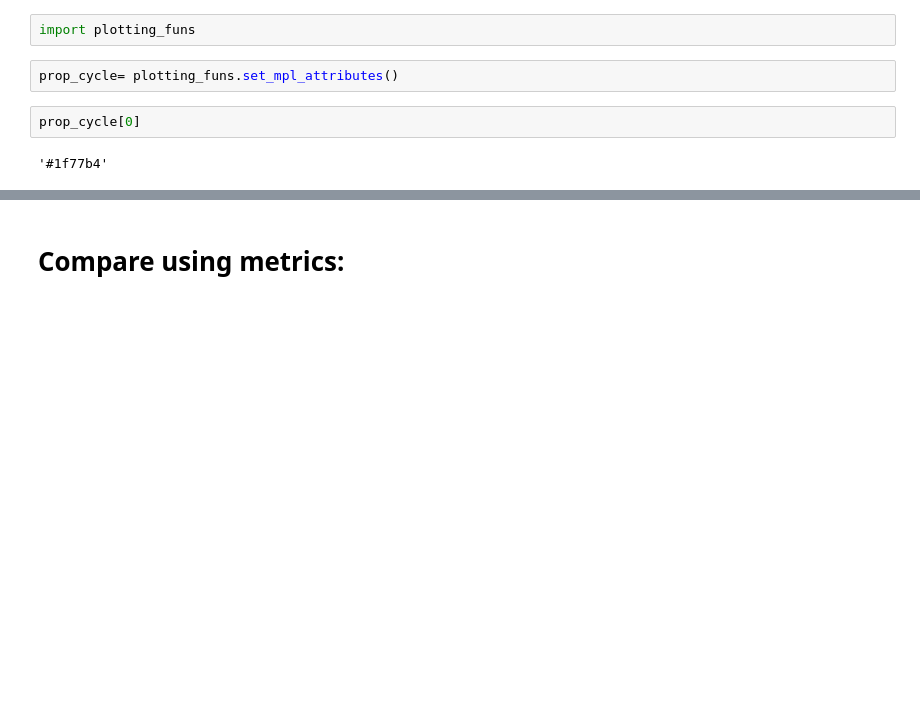
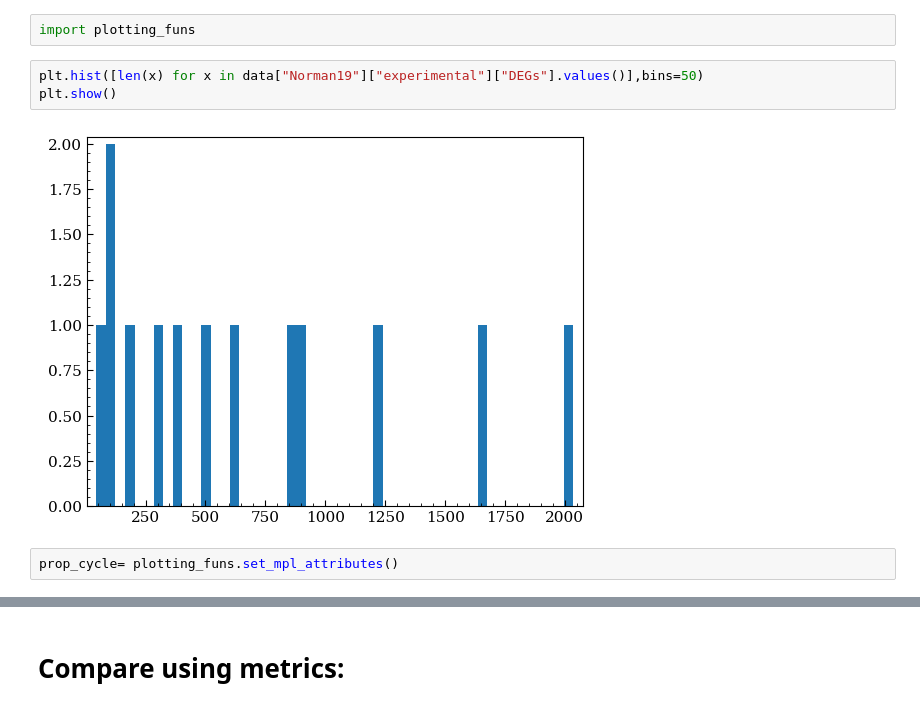
Before and after one commit to GeorgSommerer/bsc_thesis_pGRiNS, a Jupyter notebook: Analysis/eval_synth_data.ipynb, the cells around one changed output, grey strips where cells are left out. Drawn from its saved outputs; the diff is of its cells as text; blank space fills up the shorter version.

```diff
--- a/Analysis/eval_synth_data.ipynb
+++ b/Analysis/eval_synth_data.ipynb
@@ -96,12 +121,13 @@ for test in ["DEGs"]:#,"ON_genes"]:
         chisq_res[test][model]["pvals_adj"] = false_discovery_control(chisq_res[test][model]["pvals"]) # Benjamini-Hochberg correction due to large number of p values
 # %%
 import plotting_funs
+# %%
+plt.hist([len(x) for x in data["Norman19"]["experimental"]["DEGs"].values()],bins=50)
+plt.show()
+# %% [output]
+[figure, added]
 # %%
 prop_cycle= plotting_funs.set_mpl_attributes()
-# %%
-prop_cycle[0]
-# %% [output]
-'#1f77b4'
 # %%
 fig, axs = plt.subplots(1,2,figsize=(12,6))
 axs[0].hist([chisq_res["DEGs"]["pGRiNS"]["pvals"],chisq_res["DEGs"]["Random"]["pvals"]],bins=20,label=["pGRiNS","Random"],color=[prop_cycle[0],prop_cycle[1]],alpha=0.8,lw=1,edgecolor=[prop_cycle[0],prop_cycle[1]])
```
Also changed, not shown: parts of 15 cells of this notebook, 33 other files.
